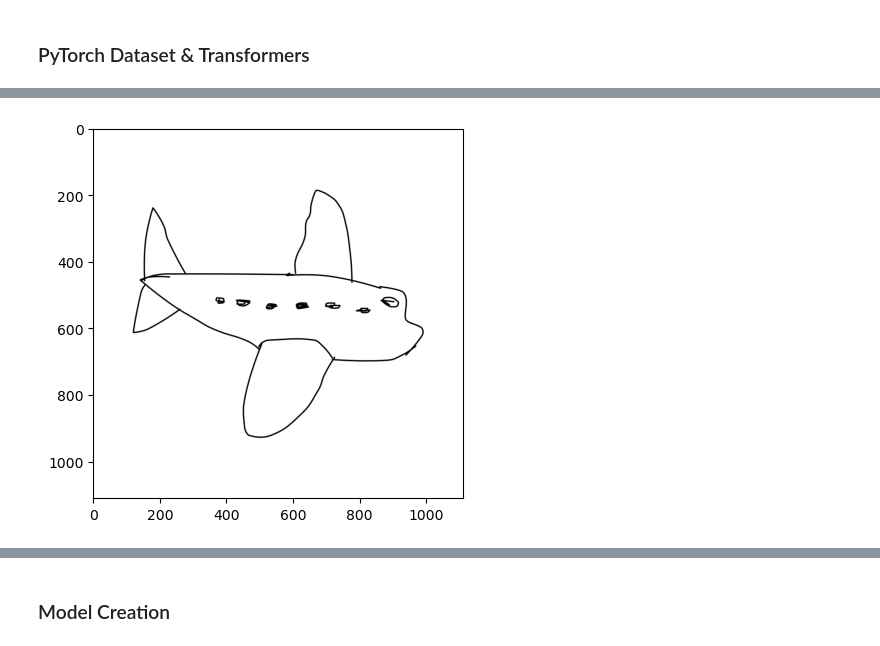
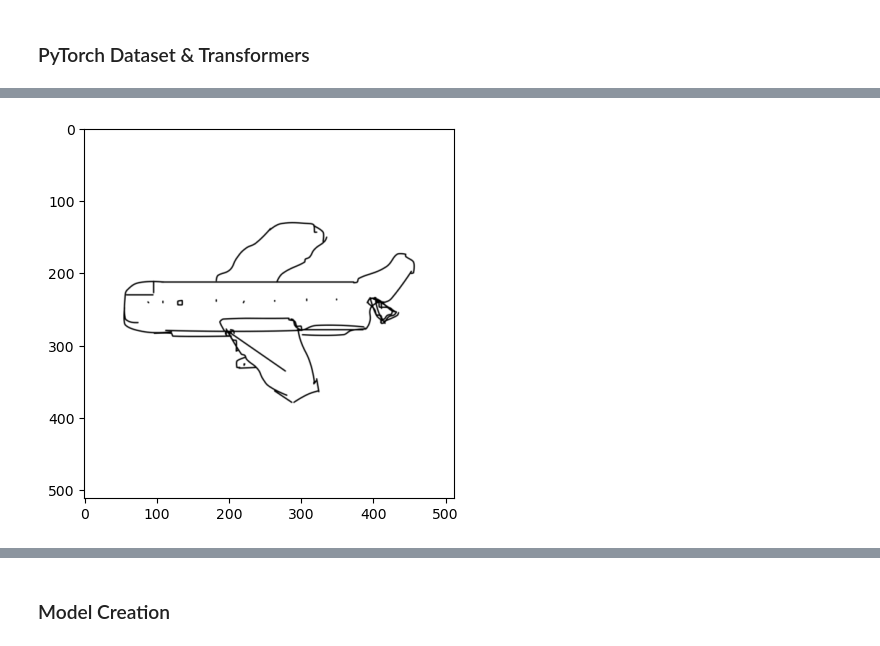
Before and after one commit to AsutoshDalei/Deep-Neural-Networks, a Jupyter notebook: GenerateSketches.ipynb, the cells around one changed output, grey strips where cells are left out. Cells and saved outputs as stored; diff of their text form; code cells hidden in the pictures.

```diff
--- a/GenerateSketches.ipynb
+++ b/GenerateSketches.ipynb
@@ -111,6 +111,7 @@ array([[1., 1., 1., ..., 1., 1., 1.],
 ### PyTorch Dataset & Transformers
 # %%
 transformFnx = v2.Compose([v2.ToImage(),
+                           v2.Resize((512,512)),
                            v2.RandomHorizontalFlip(0.5),
                            v2.ToDtype(torch.float32, scale=True)])
 # %%
@@ -149,9 +153,9 @@ sample
 # %%
 _, op = next(iterGen)
-plt.imshow(op.reshape(1111,1111,1),cmap='gray')
+plt.imshow(op.reshape(op.shape[::-1]),cmap='gray')
 plt.show()
 # %% [output]
-[figure, old version]
+[figure, new version]
 # %%
 %%time
 print("Initial Data Length:",data.shape[0])
```
Also changed, not shown: parts of 17 cells of this notebook.
